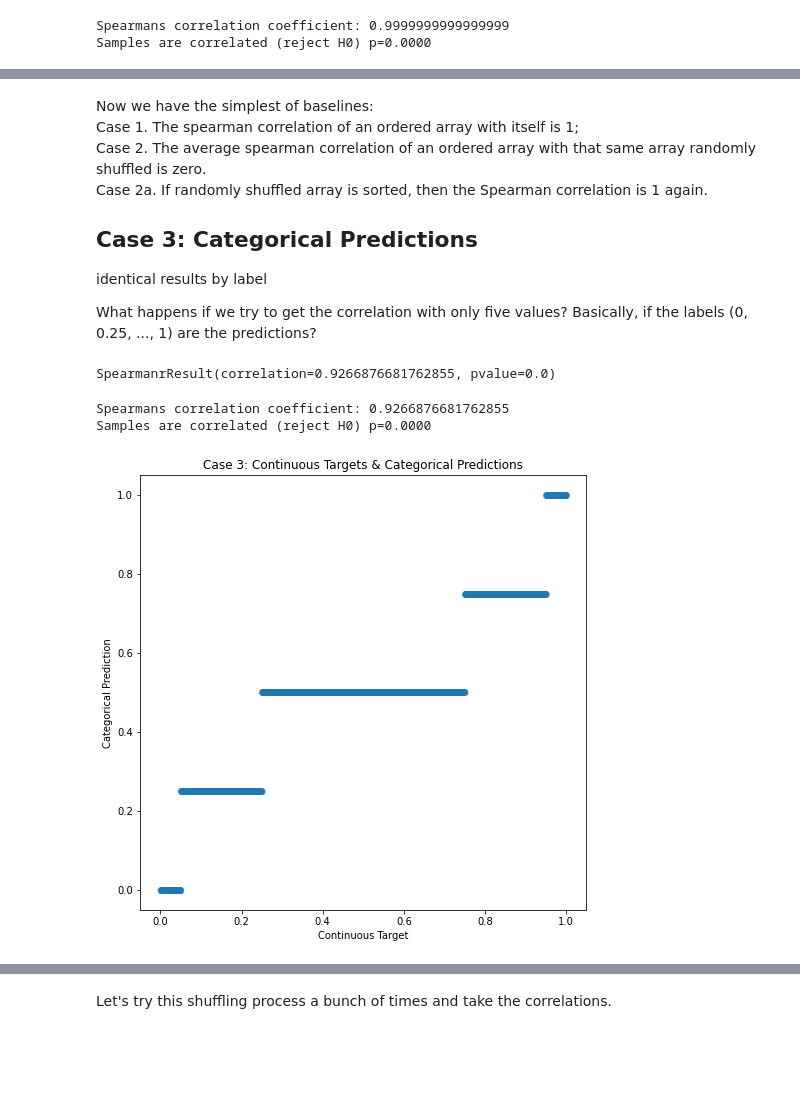
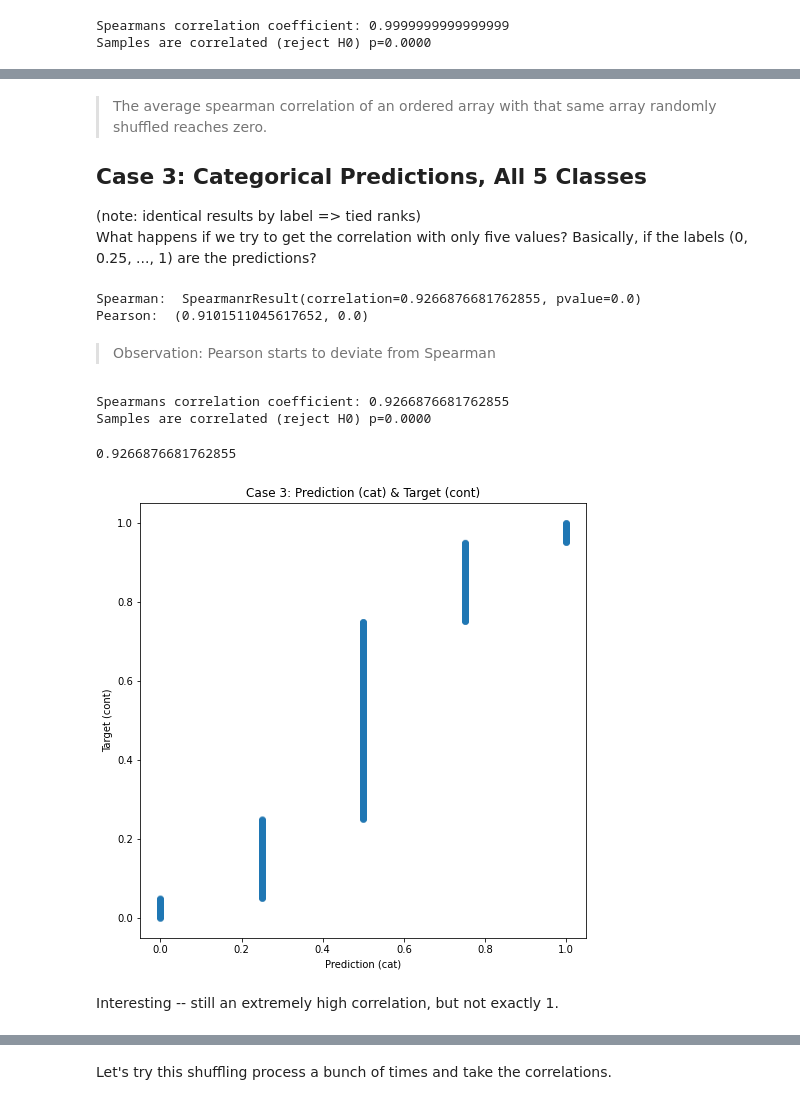
Before and after one commit to anyaconda/myStats, a Jupyter notebook: mySpearmanSimulation.ipynb, the cells around one changed output, grey strips where cells are left out. Drawn from its saved outputs; the diff is of its cells as text; code cells hidden in the pictures; blank space fills up the shorter version.

```diff
--- a/mySpearmanSimulation.ipynb
+++ b/mySpearmanSimulation.ipynb
@@ -132,19 +230,19 @@ ax[1].title.set_text("Case 2a: ContinuousTarget & Continuous Prediction - random
 # %% [markdown]
-Now we have the simplest of baselines:
-Case 1. The spearman correlation of an ordered array with itself is 1;
-Case 2. The average spearman correlation of an ordered array with that same array randomly shuffled is zero.
-Case 2a. If randomly shuffled array is sorted, then the Spearman correlation is 1 again.
+> The average spearman correlation of an ordered array with that same array randomly shuffled reaches zero.
 
-## Case 3: Categorical Predictions
-identical results by label
-
+## Case 3: Categorical Predictions, All 5 Classes
+(note: identical results by label => tied ranks)
 What happens if we try to get the correlation with only five values? Basically, if the labels (0, 0.25, ..., 1) are the predictions?
 # %%
 #Continuous target, Categorical predictions
 preds = label
-spearmanr(preds, true_target)
+print('Spearman: ', spearmanr(preds, true_target))
+print('Pearson: ', pearsonr(preds, true_target))
 # %% [output]
-SpearmanrResult(correlation=0.9266876681762855, pvalue=0.0)
+Spearman:  SpearmanrResult(correlation=0.9266876681762855, pvalue=0.0)
+Pearson:  (0.9101511045617652, 0.0)
+# %% [markdown]
+> Observation: Pearson starts to deviate from Spearman
 # %%
 coef, p = spearmanr(preds, true_target)
 print('Spearmans correlation coefficient:', coef)
@@ -157,12 +255,19 @@ else:
 # %% [output]
 Spearmans correlation coefficient: 0.9266876681762855
 Samples are correlated (reject H0) p=0.0000
+# %%
+#confirm with my manual rho2 - rounding error probably due to implementation (note: rho1 result is different here)
+rho2(preds, true_target)
+# %% [output]
+0.9266876681762855
 # %%
-#visualize raw input already ordered, correlation is not perfect but still statistically significant
+#visualize raw input (already ordered) -> correlation is not perfect but still statistically significant
 plt.figure(figsize=(8,8))
-plt.scatter(true_target,preds, alpha=.1);
-plt.title("Case 3: Continuous Targets & Categorical Predictions");
-plt.xlabel('Continuous Target');
-plt.ylabel('Categorical Prediction');
+plt.scatter(preds, true_target, alpha=.1);
+plt.title("Case 3: Prediction (cat) & Target (cont)");
+plt.xlabel('Prediction (cat)');
+plt.ylabel('Target (cont)');
 # %% [output]
-[figure, old version]
+[figure, new version]
+# %% [markdown]
+Interesting -- still an extremely high correlation, but not exactly 1.
```
Also changed, not shown: parts of 58 cells of this notebook.
